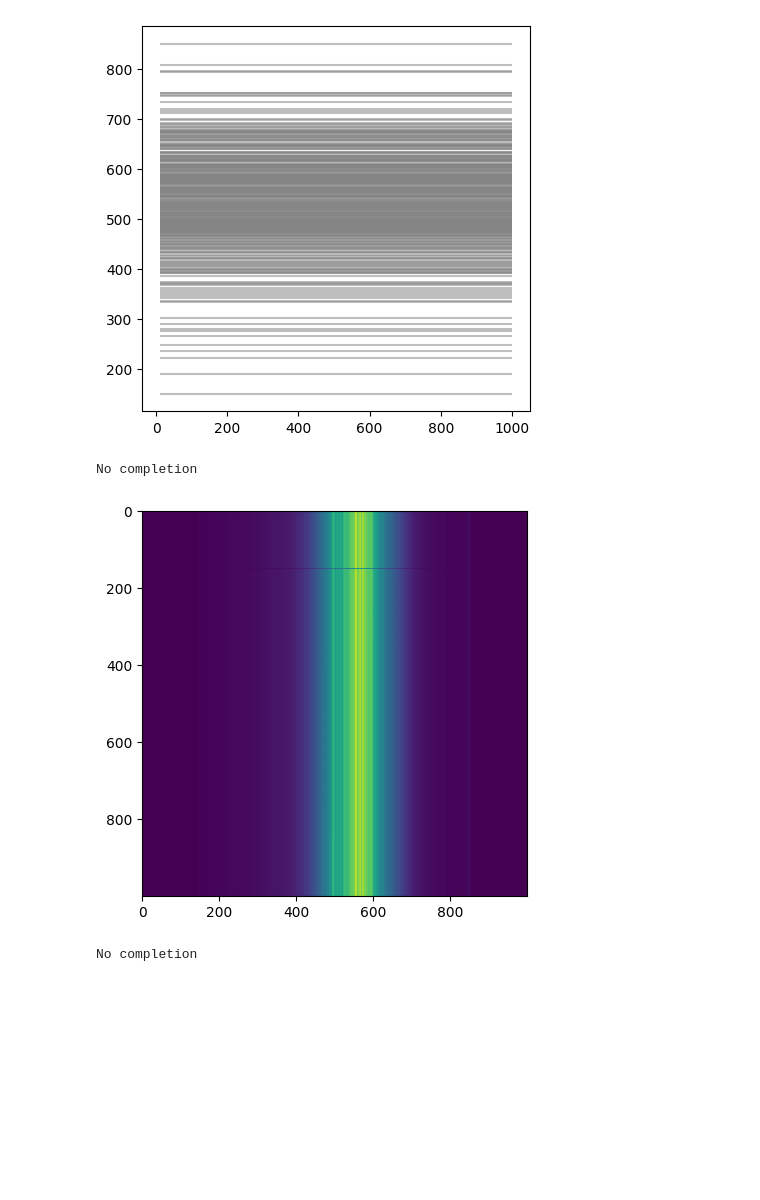
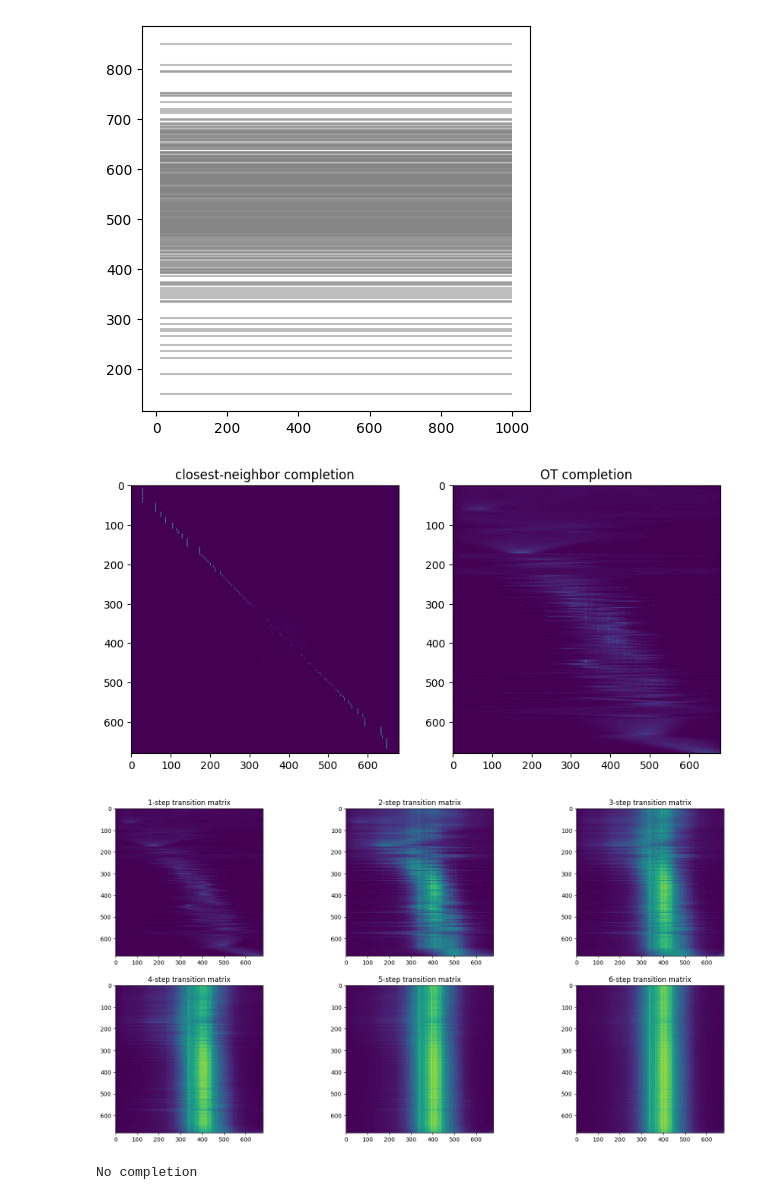
Before and after one commit to abenechehab/dicl, a Jupyter notebook: models/Rl_MC_OT.ipynb, the cells around one changed output. Saved outputs shown, nothing was run; the diff lists cells and outputs as text; code cells hidden in the pictures; blank space fills up the shorter version.

Commit message:
✨RL envs prediction error analysis and OT matrix completion

```diff
--- a/models/Rl_MC_OT.ipynb
+++ b/models/Rl_MC_OT.ipynb
@@ -159,14 +159,29 @@ OT completion
 No completion
 [figure]
 [figure]
+# %%
+plt.figure(figsize=(10,5))
+
+plt.subplot(1,2,1)
+plt.imshow(ps2[160:840,160:840])
+plt.title("closest-neighbor completion")
+
+plt.subplot(1,2,2)
+plt.imshow(ps[160:840,160:840])
+plt.title("OT completion")
+
+plt.show()
+# %% [output]
+[figure, added]
 # %%
-print(f"No completion")
-plt.figure(figsize=(5,5))
-plt.imshow(np.linalg.matrix_power(ps,200000))
+plt.figure(figsize=(20,10))
+for power in range(1,7):
+    plt.subplot(2,3,power)
+    plt.imshow(np.linalg.matrix_power(ps,power)[160:840,160:840])
+    plt.title(f"{power}-step transition matrix")
 plt.show()
 # %% [output]
-No completion
-[figure, old version]
+[figure, new version]
 # %%
 print(f"No completion")
 plt.figure(figsize=(5,5))
```
Also changed, not shown: 2 other files.
